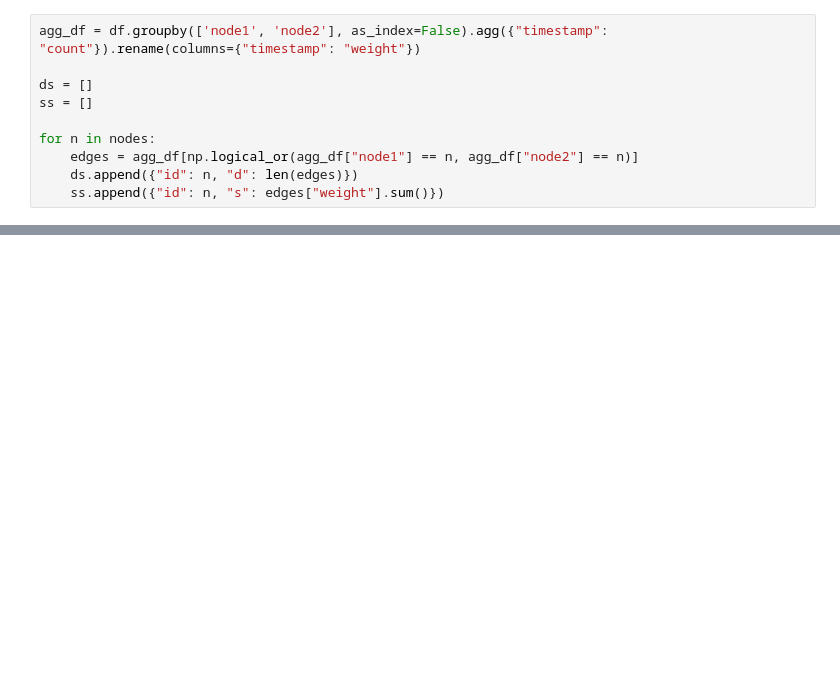
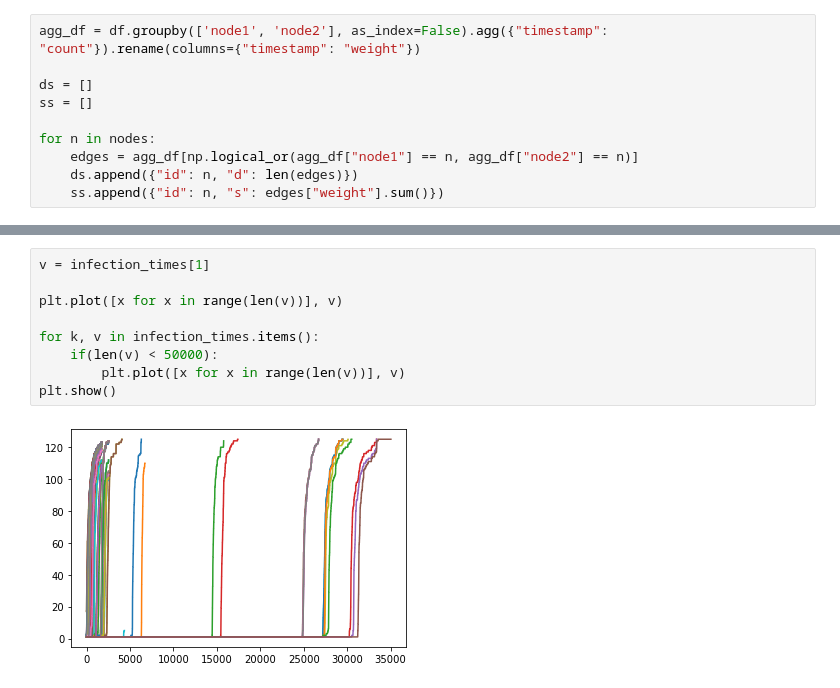
Before and after one commit to sneha-lodha/MDACN_Assignment1, a Jupyter notebook: marijn B.ipynb, the cells around one changed output, grey strips where cells are left out. Cells and saved outputs as stored; diff of their text form; blank space fills up the shorter version.

```diff
--- a/marijn B.ipynb
+++ b/marijn B.ipynb
@@ -168,0 +176,11 @@ plt.plot(xs, ys)
+# %%
+v = infection_times[1]
+
+plt.plot([x for x in range(len(v))], v)
+
+for k, v in infection_times.items():
+    if(len(v) < 50000):
+        plt.plot([x for x in range(len(v))], v)
+plt.show()
+# %% [output]
+[figure, added]
```
Also changed, not shown: parts of 8 cells of this notebook.
